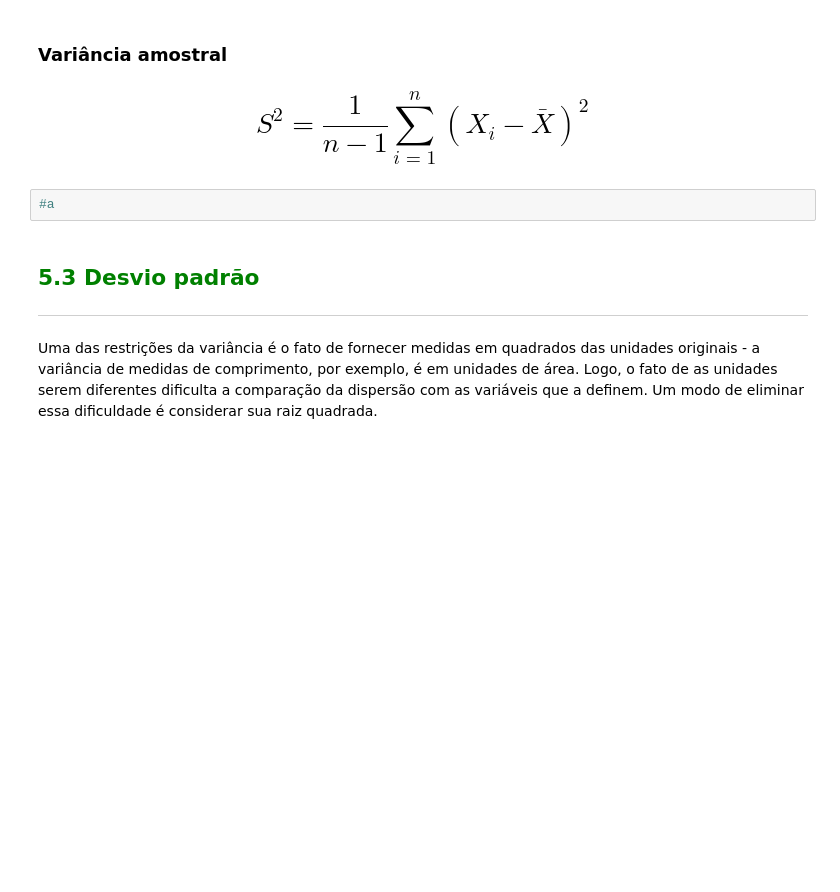
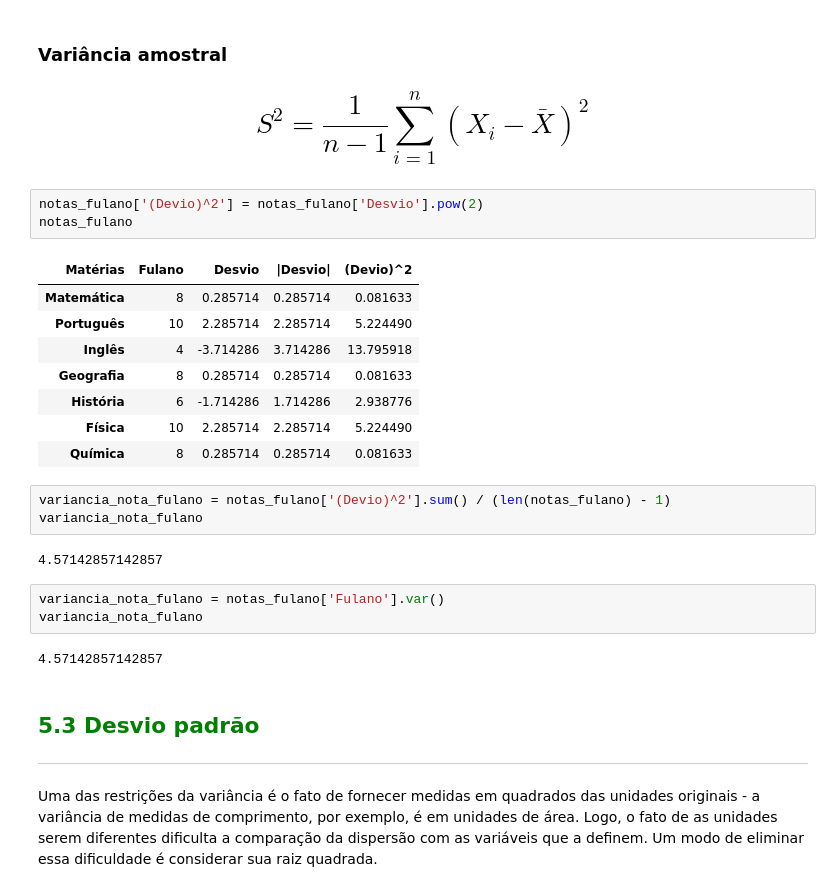
Before and after one commit to guilherme-alves-silve/estatistica-com-python, a Jupyter notebook: Curso_de_Estatística_Parte_1.ipynb, the cells around one changed output. Cells and saved outputs as stored; diff of their text form; blank space fills up the shorter version.

```diff
--- a/Curso_de_Estatística_Parte_1.ipynb
+++ b/Curso_de_Estatística_Parte_1.ipynb
@@ -1324,8 +1324,28 @@ A variância é construída a partir das diferenças entre cada observação e a
 ### Variância amostral
 
 # $$S^2 = \frac 1{n-1}\sum_{i=1}^{n}(X_i-\bar{X})^2$$
-# %%
-#a
+# %%
+notas_fulano['(Devio)^2'] = notas_fulano['Desvio'].pow(2)
+notas_fulano
+# %% [output]
+| Matérias | Fulano | Desvio | |Desvio| | (Devio)^2 |
+| Matemática | 8 | 0.285714 | 0.285714 | 0.081633 |
+| Português | 10 | 2.285714 | 2.285714 | 5.224490 |
+| Inglês | 4 | -3.714286 | 3.714286 | 13.795918 |
+| Geografia | 8 | 0.285714 | 0.285714 | 0.081633 |
+| História | 6 | -1.714286 | 1.714286 | 2.938776 |
+| Física | 10 | 2.285714 | 2.285714 | 5.224490 |
+| Química | 8 | 0.285714 | 0.285714 | 0.081633 |
+# %%
+variancia_nota_fulano = notas_fulano['(Devio)^2'].sum() / (len(notas_fulano) - 1)
+variancia_nota_fulano
+# %% [output]
+4.57142857142857
+# %%
+variancia_nota_fulano = notas_fulano['Fulano'].var()
+variancia_nota_fulano
+# %% [output]
+4.57142857142857
 # %% [markdown]
 ## <font color=green>5.3 Desvio padrão</font>
 ***
```
Also changed, not shown: parts of 8 cells of this notebook.
